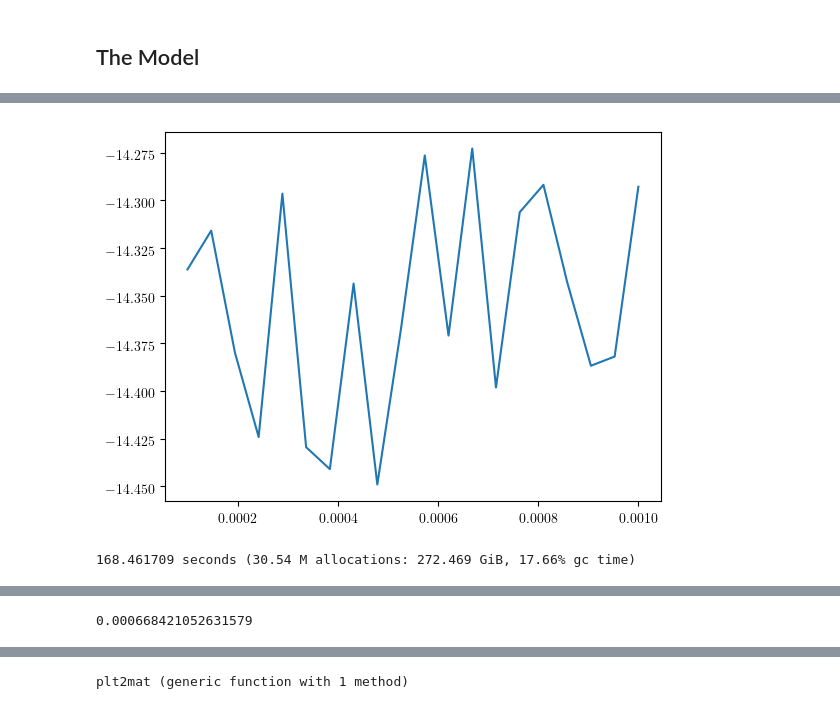
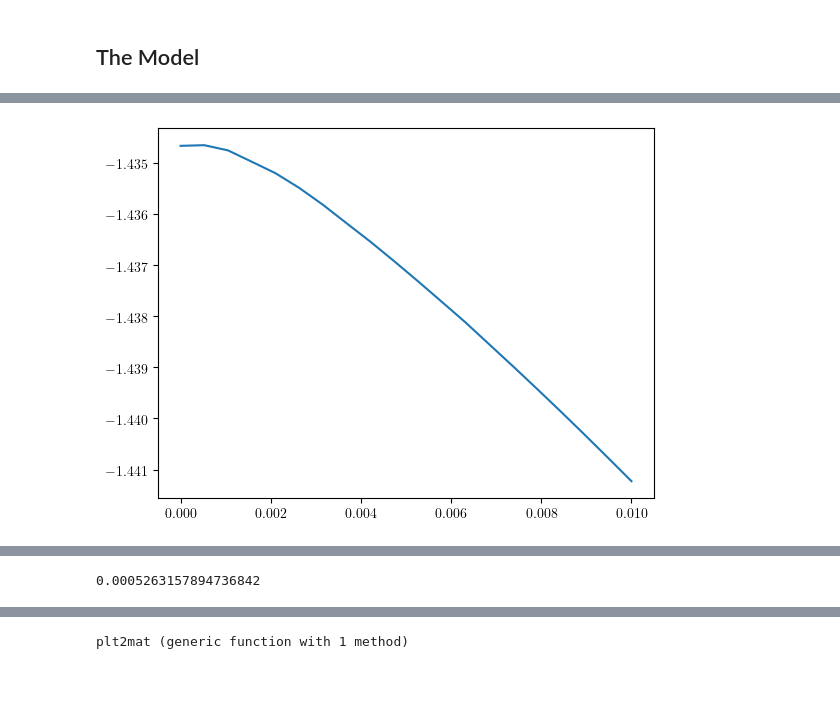
Before and after one commit to axsk/OEBayes, a Jupyter notebook: notebooks/counterex restriction.ipynb, the cells around one changed output, grey strips where cells are left out. Cells and saved outputs as stored; diff of their text form; code cells hidden in the pictures; blank space fills up the shorter version.

```diff
--- a/notebooks/counterex restriction.ipynb
+++ b/notebooks/counterex restriction.ipynb
@@ -42,7 +45,8 @@ regR = regs[indmax(ss)].γ
 # %%
 ## er estimator
-regs = [ReferenceRegularizer(mt, γ) for γ in linspace(0.0001,0.001,ncv)]
-@time ss = [cvscore(mt, d, d->ebprior(mt, d, r), kfold) for r in regs]
+regs = [ReferenceRegularizer(mt, γ) for γ in linspace(0,1e-2,ncv)]
+@time ss = [cvscore(mt, d, d->ebprior(mt, d, r, OPTCONFIG), kfold) for r in regs]
 plot([r.γ for r in regs], ss)
-regRt = regs[indmax(ss)].γ
+regRt = regs[argmax(ss)].γ
 # %% [output]
+[figure, new version]
@@ -66,2 +54 @@ WARNING: NaN encountered
-[figure, old version]
-168.461709 seconds (30.54 M allocations: 272.469 GiB, 17.66% gc time)
+0.0005263157894736842
@@ -69 +54,0 @@ WARNING: NaN encountered
-0.000668421052631579
```
Also changed, not shown: parts of 13 cells of this notebook, 1 other file.
